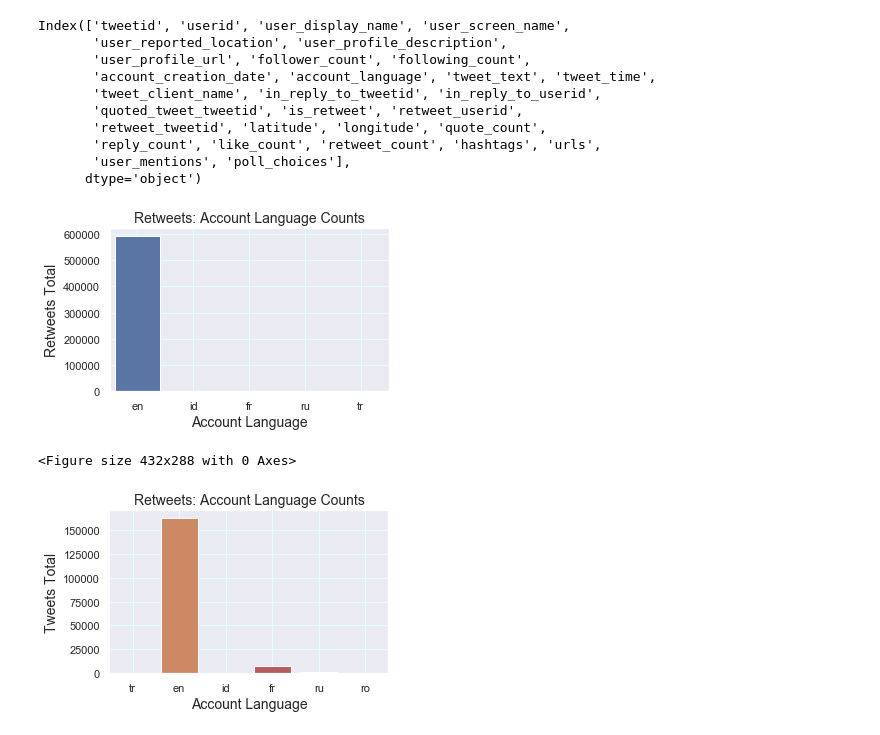
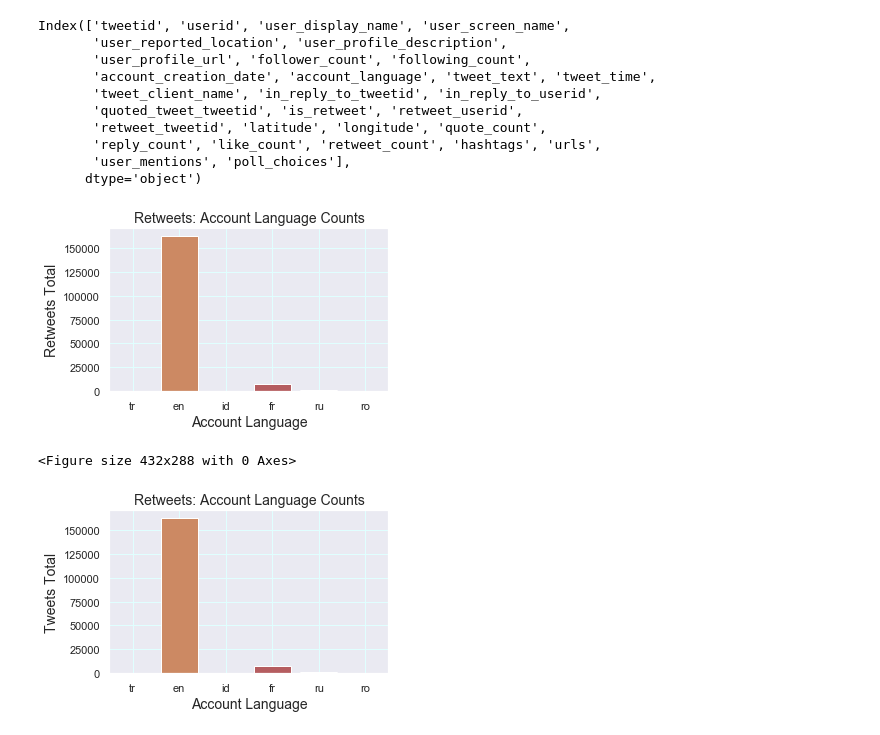
Before and after one commit to nastyasimpson/Emotion_Detection_Elections, a Jupyter notebook: eda.ipynb, the cells around one changed output. Cells and saved outputs as stored; diff of their text form; code cells hidden in the pictures.

```diff
--- a/eda.ipynb
+++ b/eda.ipynb
@@ -37,20 +37,23 @@ tweets = data[tweets_mask]
 tweets_english = tweets[ tweets['account_language'] == 'en']
 retweets_english = retweets[ retweets['account_language'] == 'en']
 # %%
-# ax = sns.countplot(x='account_language', data=tweets)
+#Account Language for tweets and retweets
+
 plt.figure(figsize=(5,3))
+ax = sns.countplot(x='account_language', data=tweets)
+# ax = sns.countplot(x='account_language', data=retweets)
 sns.set(style="darkgrid")
-ax = sns.countplot(x='account_language', data=retweets)
+
 
 plt.ylabel('Retweets Total', fontsize = 14)
 plt.xlabel('Account Language', fontsize = 14)
 plt.title('Retweets: Account Language Counts', fontsize = 14)
 plt.grid(c = 'lightcyan')
 
 plt.show()
 plt.savefig('plots/retweet_language_counts.png')
 # %% [output]
-[figure, old version]
+[figure, new version]
 <Figure size 432x288 with 0 Axes>
 # %%
 plt.figure(figsize=(5,3))
```
Also changed, not shown: parts of 4 cells of this notebook, 3 other files.
